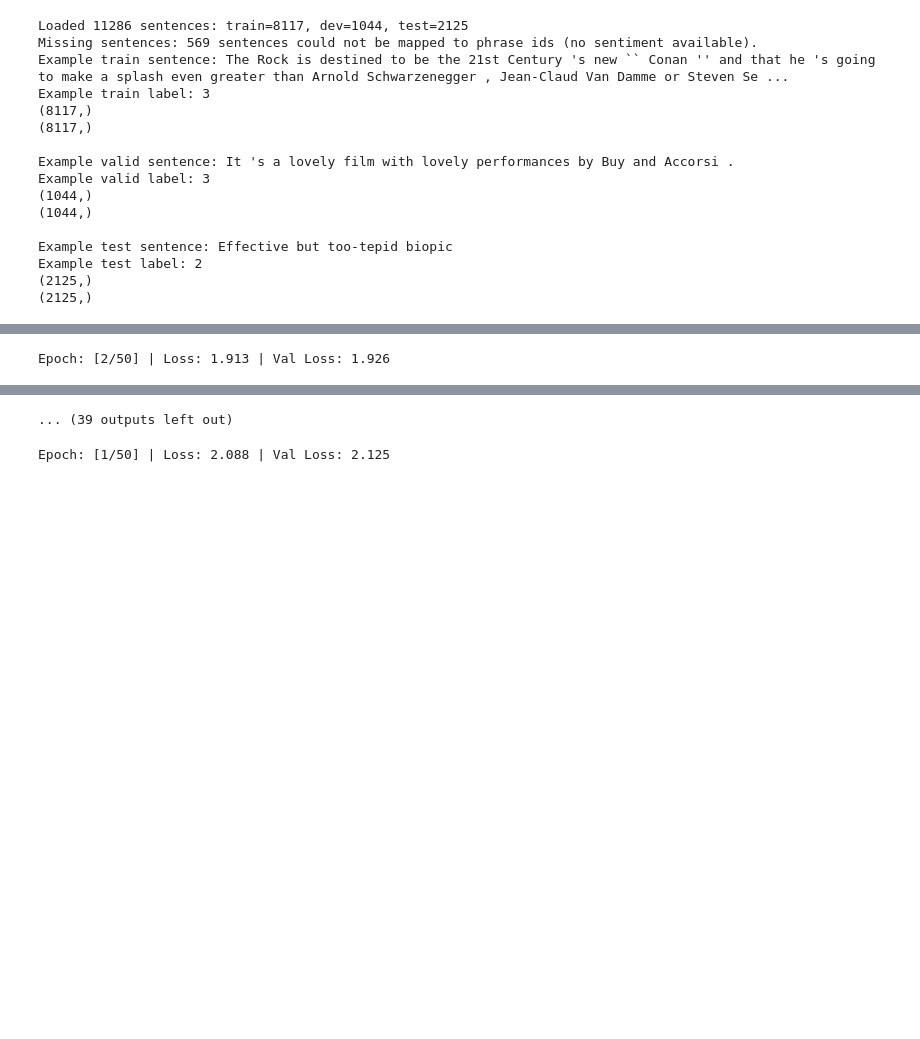
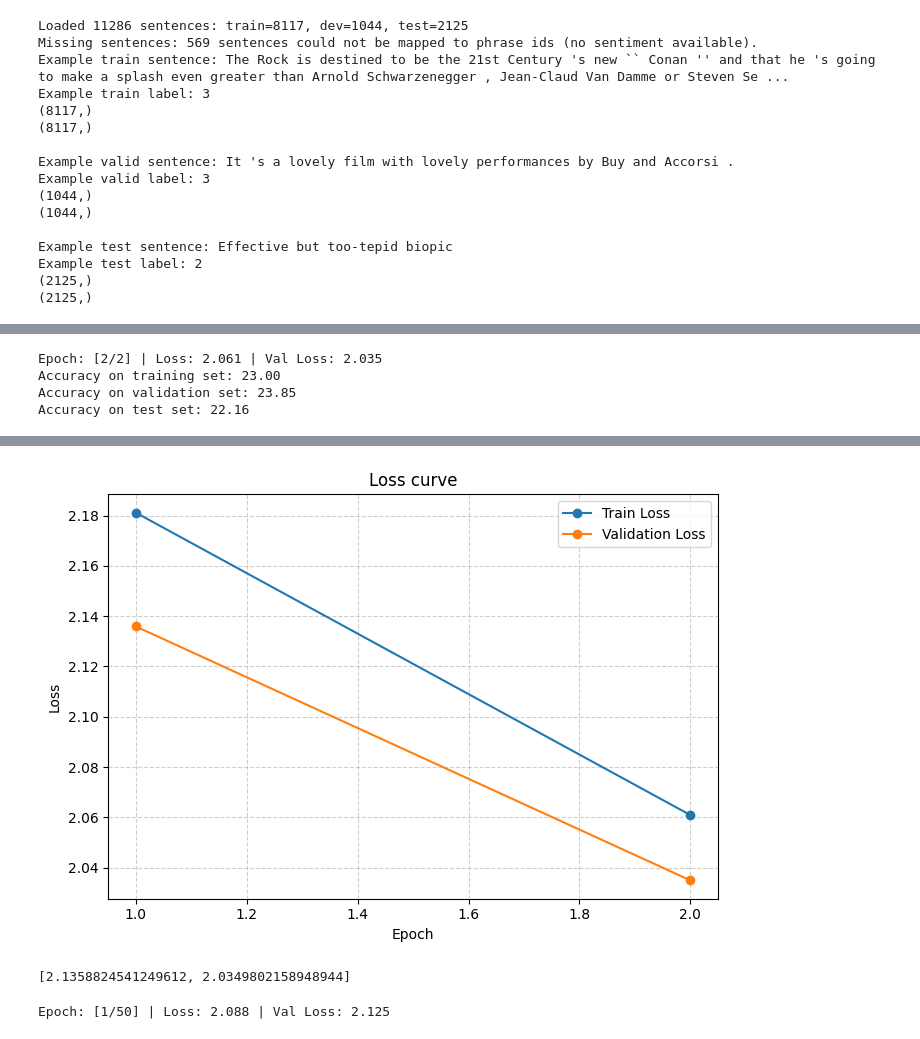
Before and after one commit to koshimbetovv/Deep-Learning-Course, a Jupyter notebook: Assignment 1/assignment1.ipynb, the cells around one changed output, grey strips where cells are left out. Drawn from its saved outputs; the diff is of its cells as text; code cells hidden in the pictures; blank space fills up the shorter version.

```diff
--- a/Assignment 1/assignment1.ipynb
+++ b/Assignment 1/assignment1.ipynb
@@ -1195,20 +1195,6 @@ class MLP(nn.Module):
 
 
     def evaluate(self, loader, deivce):
-        """
-        Return accuracy of the trained model
-
-        Parameters:
-            loader: torch.utils.data.DataLoader
-                A loader for the dataset you want to check accuracy on
-            model: nn.Module
-                The model you want to check accuracy on
-
-        Returns:
-            acc: float
-                The accuracy of the model on the dataset given by the loader
-        """
-
         num_correct = 0
         num_samples = 0
         model.eval()
@@ -1238,15 +1224,23 @@ class MLP(nn.Module):
         return accuracy
 
 
+def plot(y_1, y_2, name=''):
+    epochs = range(1, len(y_1) + 1)
+    plt.figure(figsize=(7, 5))
+    plt.plot(epochs, y_1, '-o', label='Train ' + name)
+
+    if y_2 is not None:
+        plt.plot(epochs, y_2, '-o', label='Validation ' + name)
+
+    plt.title(name + " curve")
+    plt.xlabel("Epoch")
+    plt.ylabel(name)
+    plt.grid(True, linestyle='--', alpha=0.6)
+    plt.legend()
+    plt.tight_layout()
+    plt.show()
 
 def plot_loss(train_acc, val_acc=None):
-    """
-    Plots training, validation Loss curve over epochs.
-
-    Args:
-        train_acc (list or np.array): training accuracy per epoch
-        val_acc   (list or np.array): validation accuracy per epoch (optional)
-    """
     epochs = range(1, len(train_acc) + 1)
     plt.figure(figsize=(7, 5))
     plt.plot(epochs, train_acc, '-o', label='Train Loss')
@@ -1268,7 +1262,7 @@ input_size = 200
 num_classes = 5
 learning_rate = 1e-4
 batch_size = 32
-num_epochs = 50
+num_epochs = 2
 dropout_p = 0.5
 
 X_train_mean_GloVe_tensor = torch.tensor(X_train_mean_GloVe, dtype=torch.float32)
@@ -1304 +1298,4 @@ Epoch: [1/50] | Loss: 1.998 | Val Loss: 1.974
-Epoch: [2/50] | Loss: 1.913 | Val Loss: 1.926
+Epoch: [2/2] | Loss: 2.061 | Val Loss: 2.035
+Accuracy on training set: 23.00
+Accuracy on validation set: 23.85
+Accuracy on test set: 22.16
@@ -1315,4 +1302,9 @@ Epoch: [12/50] | Loss: 1.592 | Val Loss: 1.603
-... (39 outputs left out)
+[figure, added]
+# %%
+#plot(train_accuracy, valid_accuracy, 'Accuracy')
+valid_loss
+# %% [output]
+[2.1358824541249612, 2.0349802158948944]
 # %%
 # Train using Co-occurance embedding method
 
```
Also changed, not shown: parts of 1 cell of this notebook.
